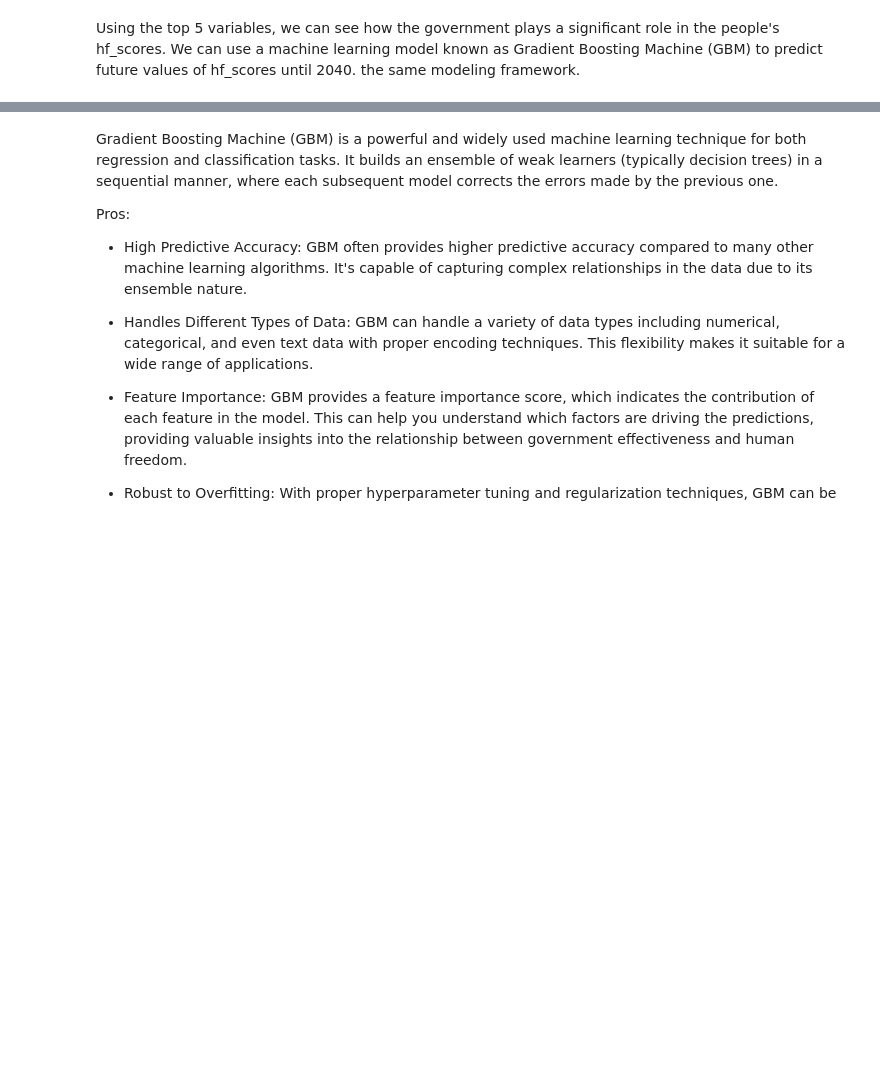
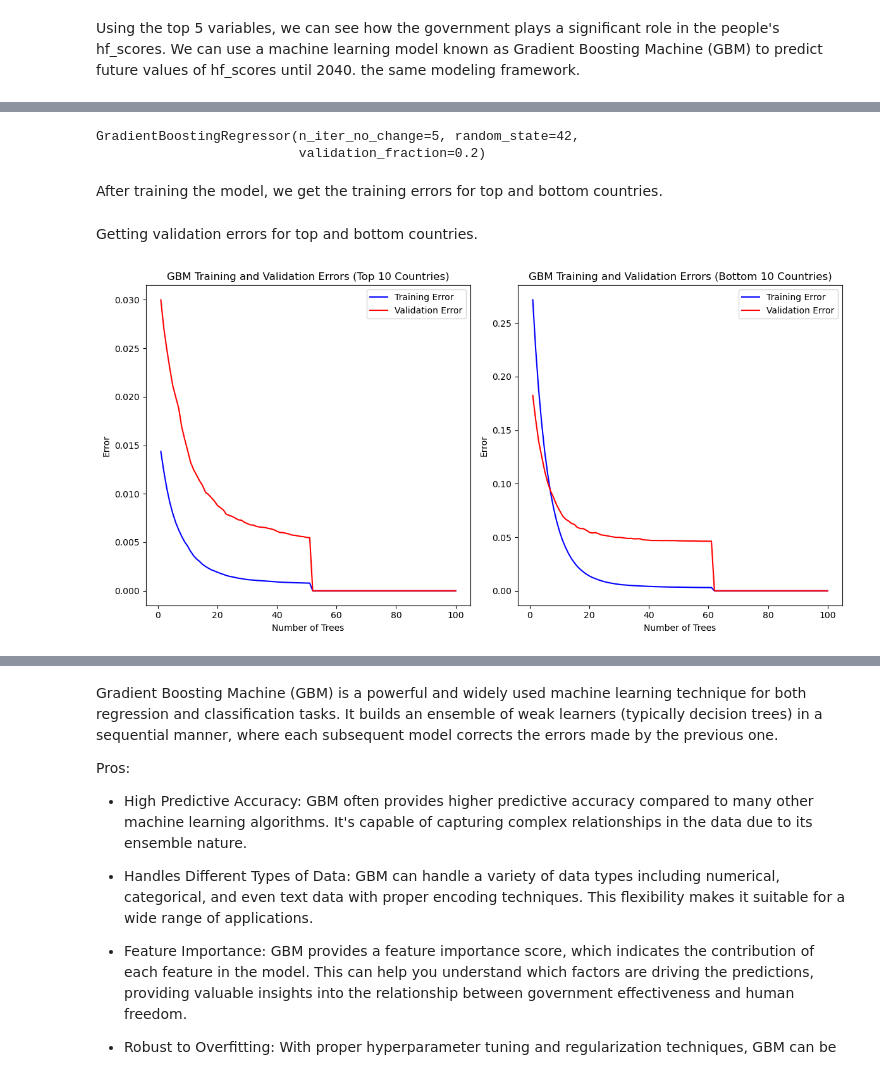
Before and after one commit to SyedRidwan/SC1015_Mini_Project, a Jupyter notebook: FDDA_Team3_MiniProject_Submission.ipynb, the cells around one changed output, grey strips where cells are left out. Drawn from its saved outputs; the diff is of its cells as text; code cells hidden in the pictures; blank space fills up the shorter version.

```diff
--- a/FDDA_Team3_MiniProject_Submission.ipynb
+++ b/FDDA_Team3_MiniProject_Submission.ipynb
@@ -400,0 +409,52 @@ years_until_2040 = np.arange(2021, 2041)
+# %%
+X_train_top, X_test_top, y_train_top, y_test_top = train_test_split(X_top_10, y_top_10, test_size=0.2, random_state=42)
+X_train_bottom, X_test_bottom, y_train_bottom, y_test_bottom = train_test_split(X_bottom_10, y_bottom_10, test_size=0.2, random_state=42)
+# %%
+gbm_top.fit(X_train_top, y_train_top)
+gbm_bottom.fit(X_train_bottom, y_train_bottom)
+# %% [output]
+GradientBoostingRegressor(n_iter_no_change=5, random_state=42,
+                          validation_fraction=0.2)
+# %% [markdown]
+After training the model, we get the training errors for top and bottom countries.
+# %%
+train_errors_top = np.zeros((gbm_top.n_estimators,), dtype=np.float64)
+for i, y_pred in enumerate(gbm_top.staged_predict(X_train_top)):
+    train_errors_top[i] = gbm_top.loss_(y_train_top, y_pred)
+
+train_errors_bottom = np.zeros((gbm_bottom.n_estimators,), dtype=np.float64)
+for i, y_pred in enumerate(gbm_bottom.staged_predict(X_train_bottom)):
+    train_errors_bottom[i] = gbm_bottom.loss_(y_train_bottom, y_pred)
+# %% [markdown]
+Getting validation errors for top and bottom countries.
+# %%
+validation_errors_top = np.zeros((gbm_top.n_estimators,), dtype=np.float64)
+for i, y_pred in enumerate(gbm_top.staged_predict(X_test_top)):
+    validation_errors_top[i] = gbm_top.loss_(y_test_top, y_pred)
+
+validation_errors_bottom = np.zeros((gbm_bottom.n_estimators,), dtype=np.float64)
+for i, y_pred in enumerate(gbm_bottom.staged_predict(X_test_bottom)):
+    validation_errors_bottom[i] = gbm_bottom.loss_(y_test_bottom, y_pred)
+# %%
+plt.figure(figsize=(12, 6))
+
+plt.subplot(1, 2, 1)
+plt.plot(np.arange(gbm_top.n_estimators) + 1, train_errors_top, label='Training Error', color='blue')
+plt.plot(np.arange(gbm_top.n_estimators) + 1, validation_errors_top, label='Validation Error', color='red')
+plt.title('GBM Training and Validation Errors (Top 10 Countries)')
+plt.xlabel('Number of Trees')
+plt.ylabel('Error')
+plt.legend()
+
+plt.subplot(1, 2, 2)
+plt.plot(np.arange(gbm_bottom.n_estimators) + 1, train_errors_bottom, label='Training Error', color='blue')
+plt.plot(np.arange(gbm_bottom.n_estimators) + 1, validation_errors_bottom, label='Validation Error', color='red')
+plt.title('GBM Training and Validation Errors (Bottom 10 Countries)')
+plt.xlabel('Number of Trees')
+plt.ylabel('Error')
+plt.legend()
+
+plt.tight_layout()
+plt.show()
+# %% [output]
+[figure, added]
```
Also changed, not shown: parts of 7 cells of this notebook.
